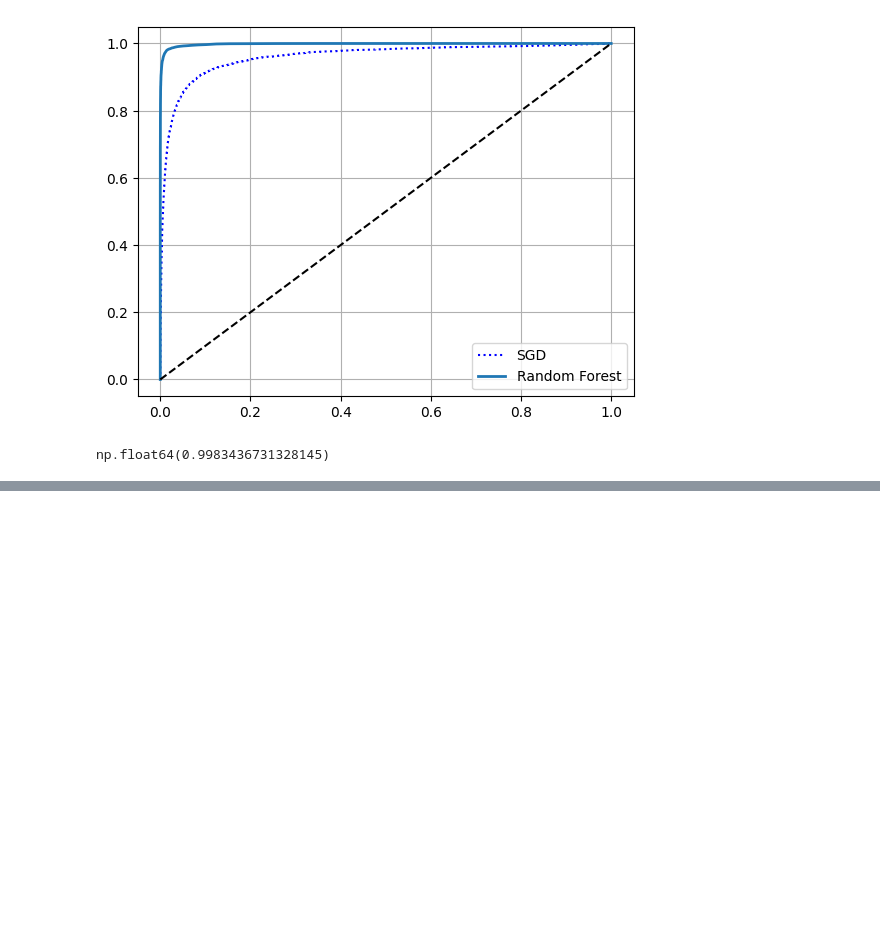
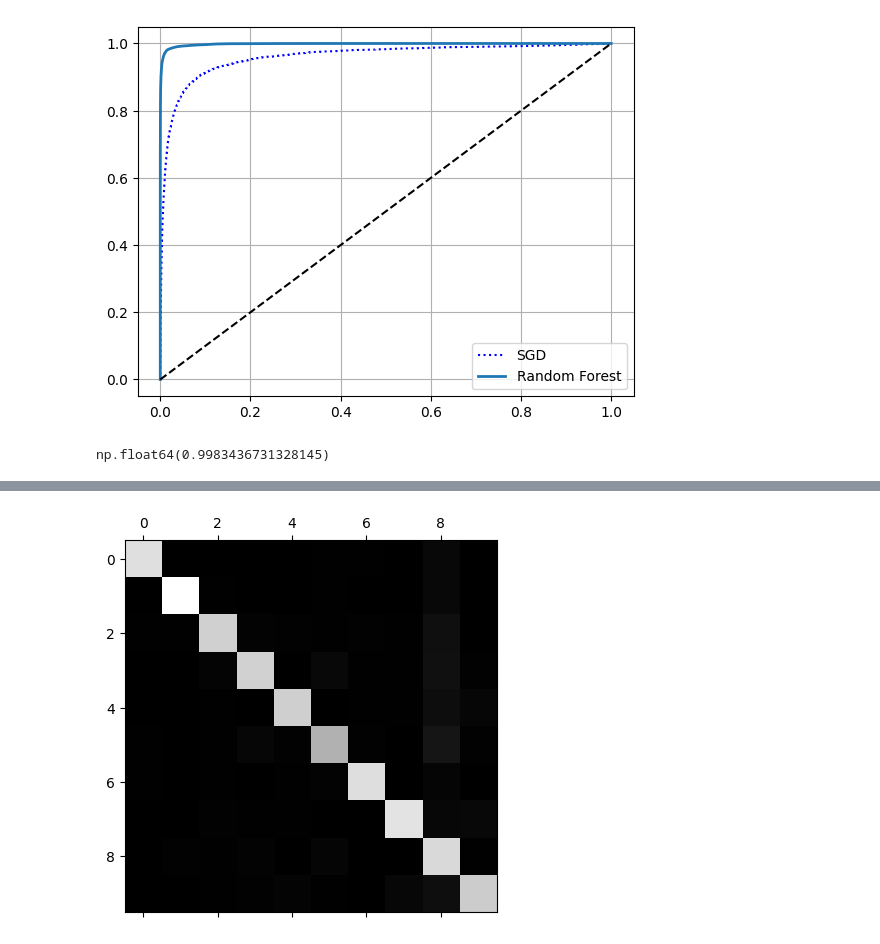
Before and after one commit to Bhazooka/ML-Data, a Jupyter notebook: HandWriting.ipynb, the cells around one changed output, grey strips where cells are left out. Cells and saved outputs as stored; diff of their text form; code cells hidden in the pictures; blank space fills up the shorter version.

```diff
--- a/HandWriting.ipynb
+++ b/HandWriting.ipynb
@@ -301,0 +350,7 @@ np.float64(0.9983436731328145)
+# %%
+# Creating a multiclassifier using OvO strategy
+from sklearn.multiclass import OneVsOneClassifier
+
+ovo_clf = OneVsOneClassifier(SGDClassifier(random_state=42))
+ovo_clf.fit(X_train, y_train)
+ovo_clf.predict([some_digit])
@@ -301,0 +363,5 @@ np.float64(0.9983436731328145)
+# %%
+# training RandomForestClassifier
+forest_clf.fit(X_train, y_train)
+forest_clf.predict([some_digit])
+# This time Scikit-Learn did not have to run OvA or OvO because Random Forest classifiers can directly classify instances into multiple classes
@@ -301,0 +384,8 @@ np.float64(0.9983436731328145)
+# %%
+# Scaling to acheive a vetter result
+from sklearn.preprocessing import StandardScaler
+
+scalar = StandardScaler()
+X_train_scaled = scalar.fit_transform(X_train.astype(np.float64))
+cross_val_score(sgd_clf, X_train_scaled, y_train, cv=3, scoring="accuracy")
+# our scores have now increased
@@ -301,0 +401,5 @@ np.float64(0.9983436731328145)
+# %%
+y_train_pred = cross_val_predict(sgd_clf, X_train_scaled, y_train, cv=3)
+conf_mx = confusion_matrix(y_train, y_train_pred)
+conf_mx
+# this looks like a lot of numbers to read
@@ -301,0 +417,7 @@ np.float64(0.9983436731328145)
+# %%
+# we represent the number into image representation
+plt.matshow(conf_mx, cmap=plt.cm.gray)
+plt.show()
+# this confusion matrix were classified correctly, because images are on the main diagonal
+# %% [output]
+[figure, added]
```
Also changed, not shown: parts of 23 cells of this notebook.
